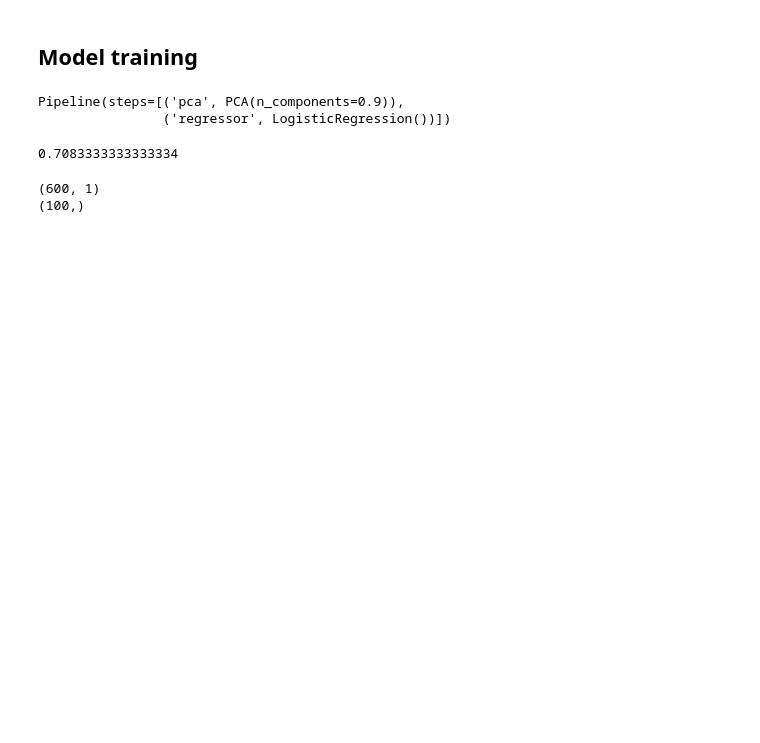
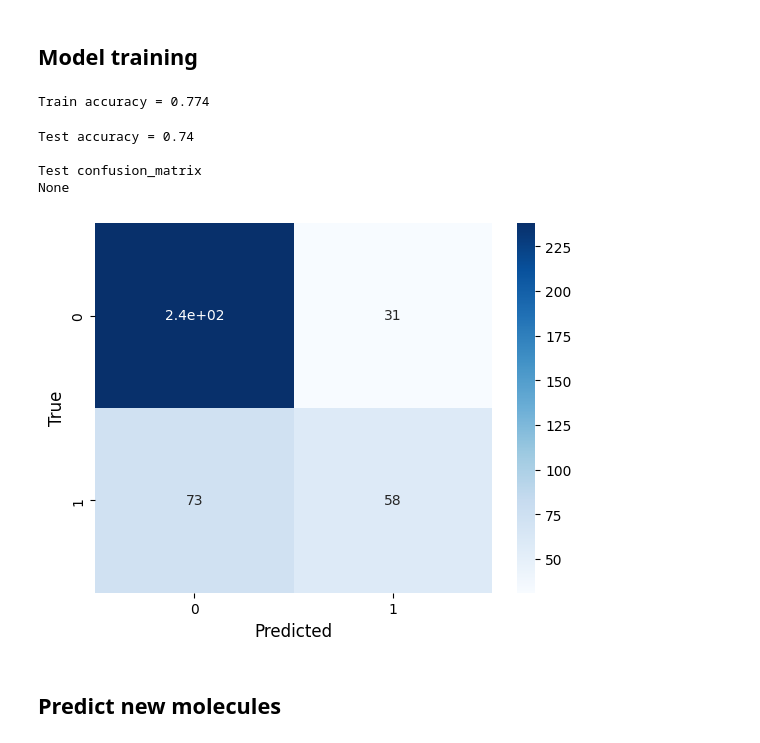
Before and after one commit to jespervh19/8CC00Code, a Jupyter notebook: GroupAssignment/Group_assignment_notebook.ipynb, the cells around one changed output. Saved outputs shown, nothing was run; the diff lists cells and outputs as text; code cells hidden in the pictures; blank space fills up the shorter version.

Commit message:
model update

```diff
--- a/GroupAssignment/Group_assignment_notebook.ipynb
+++ b/GroupAssignment/Group_assignment_notebook.ipynb
@@ -167,16 +88,17 @@ Length: 179, dtype: float64
 # %% [markdown]
 ## Model training
-# %%
-model = models.Model(descriptors, labels)
-
-descriptors = model.preprocessing()
-# %%
-model.train()
-# %% [output]
-Pipeline(steps=[('pca', PCA(n_components=0.9)),
-                ('regressor', LogisticRegression())])
+# %%
+X_train, X_test, y_train, y_test = train_test_split(descriptors, labels, test_size=0.2, random_state=0)
+# %%
+pipeline = model.train(X_train, y_train, num_components)
+# %% [output]
+Train accuracy = 0.774
 # %%
-accuracy = model.test()
+accuracy = model.test(pipeline, X_test, y_test)
 print(accuracy)
 # %% [output]
-0.7083333333333334
+Test accuracy = 0.74
+
+Test confusion_matrix
+None
+[figure, added]
@@ -185,6 +105,2 @@ probs = model.pipeline.predict_proba(model.X_test)[:, 0]
-# %%
-import numpy as np
-print(np.sort(probs)[::-1][:100])
-# %% [output]
-(600, 1)
-(100,)
+# %% [markdown]
+## Predict new molecules
```
Also changed, not shown: parts of 28 cells of this notebook, 13 other files.
